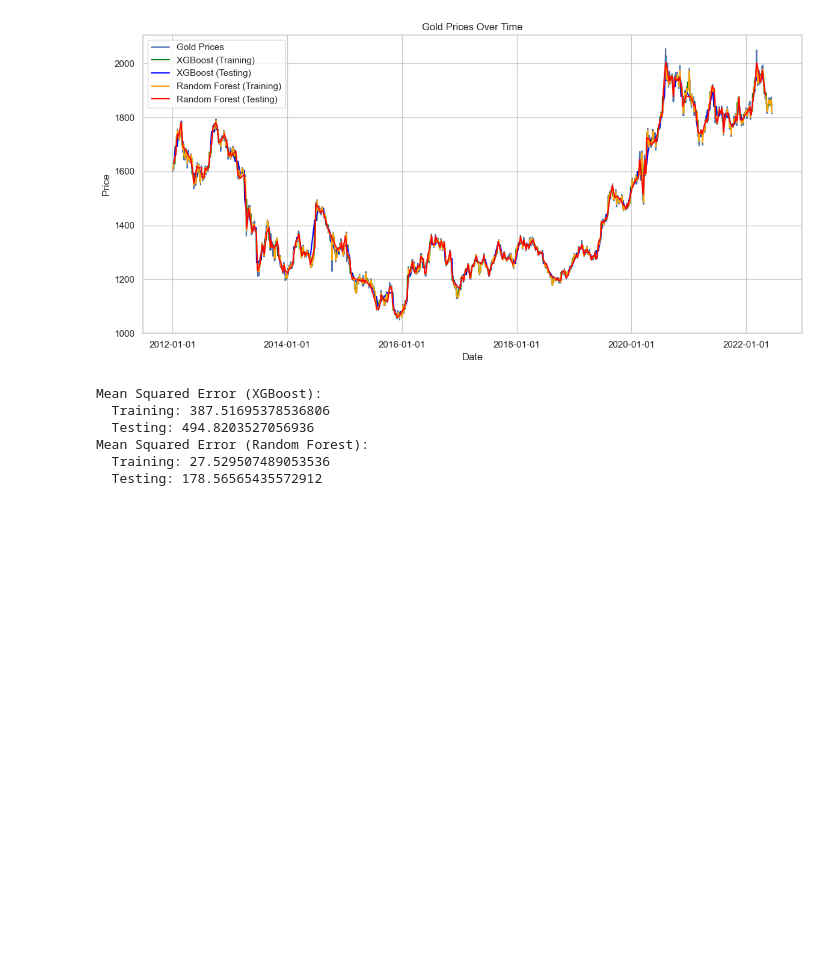
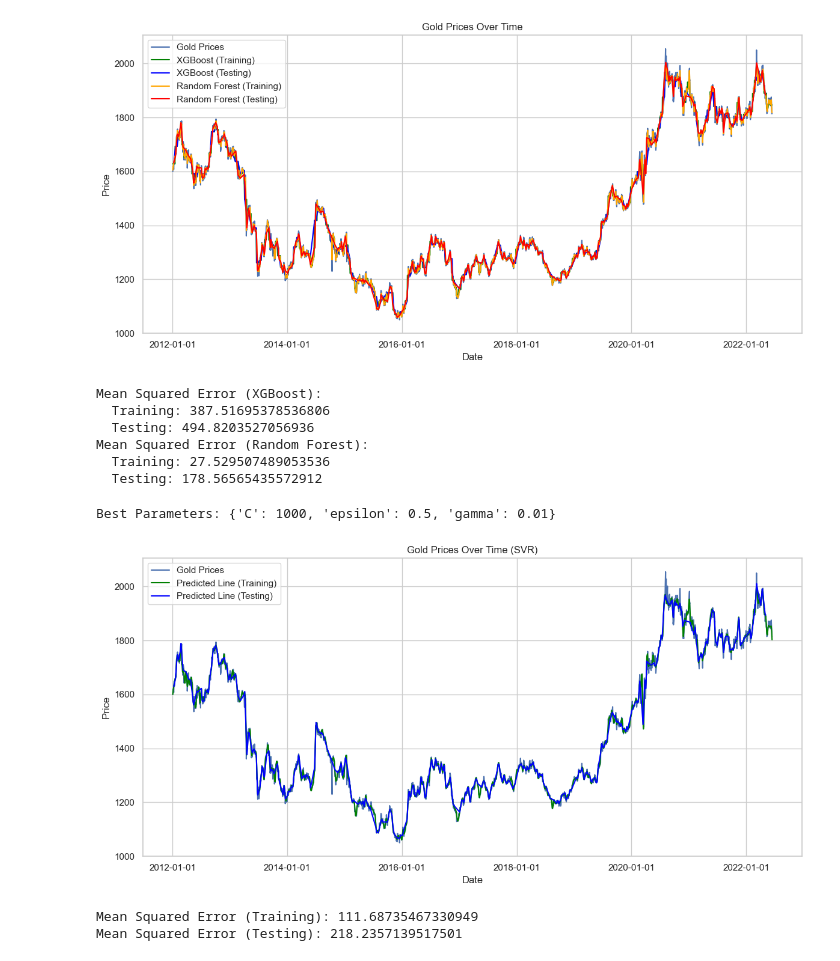
Before and after one commit to kahlilello/CommoditiesStreamlit, a Jupyter notebook: ML.ipynb, the cells around one changed output. Cells and saved outputs as stored; diff of their text form; code cells hidden in the pictures; blank space fills up the shorter version.

Commit message:
Added Suppost Vector Machines (SVM) and Radial Basis Functions (RBF) kernel

```diff
--- a/ML.ipynb
+++ b/ML.ipynb
@@ -651,3 +651,80 @@ Mean Squared Error (XGBoost):
 Mean Squared Error (Random Forest):
   Training: 27.529507489053536
   Testing: 178.56565435572912
+# %%
+import matplotlib.pyplot as plt
+import numpy as np
+import matplotlib.dates as mdates
+from sklearn.svm import SVR
+from sklearn.model_selection import GridSearchCV
+from sklearn.metrics import mean_squared_error
+
+# Assuming you have already imported your data and created `dates` and `gold_prices`
+plt.figure(figsize=(12,6))
+
+# Plot the scatter points for gold prices
+plt.plot(dates, gold_prices, label='Gold Prices')
+
+# Convert dates to numerical values
+dates_num = mdates.date2num(dates).reshape(-1, 1)
+
+# Split the data into training and testing sets
+X_train, X_test, y_train, y_test = train_test_split(dates_num, gold_prices, test_size=0.2, random_state=42)
+
+# Define the parameter grid for GridSearchCV
+param_grid = {
+    'C': [0.1, 1, 10, 100, 1000],
+    'gamma': [1, 0.1, 0.01, 0.001, 0.0001],
+    'epsilon': [0.1, 0.2, 0.3, 0.4, 0.5]
+}
+
+# Create an SVR model
+svr = SVR(kernel='rbf')
+
+# Grid search to find the best parameters
+grid_search = GridSearchCV(estimator=svr, param_grid=param_grid, cv=5, scoring='neg_mean_squared_error')
+grid_search.fit(X_train, y_train)
+
+best_params = grid_search.best_params_
+print("Best Parameters:", best_params)
+
+# Train an SVR model with the best parameters
+model = SVR(kernel='rbf', C=best_params['C'], gamma=best_params['gamma'], epsilon=best_params['epsilon'])
+model.fit(X_train, y_train)
+
+# Predict using the trained model
+predicted_prices_train = model.predict(X_train)
+predicted_prices_test = model.predict(X_test)
+
+# Sort dates and predictions for a smoother plot
+sort_indices_train = np.argsort(X_train.flatten())
+sort_indices_test = np.argsort(X_test.flatten())
+
+# Plot the predicted line for training data
+plt.plot(X_train[sort_indices_train], predicted_prices_train[sort_indices_train], color='green', label='Predicted Line (Training)')
+
+# Plot the predicted line for testing data
+plt.plot(X_test[sort_indices_test], predicted_prices_test[sort_indices_test], color='blue', label='Predicted Line (Testing)')
+
+plt.title("Gold Prices Over Time (SVR)")
+plt.ylabel('Price')
+plt.xlabel('Date')
+plt.legend()
+plt.grid(True)
+
+# Format the x-axis to display dates
+plt.gca().xaxis.set_major_formatter(mdates.DateFormatter('%Y-%m-%d'))
+
+plt.tight_layout()
+plt.show()
+
+# Calculate and print the mean squared error for training and testing data
+mse_train = mean_squared_error(y_train, predicted_prices_train)
+mse_test = mean_squared_error(y_test, predicted_prices_test)
+print(f"Mean Squared Error (Training): {mse_train}")
+print(f"Mean Squared Error (Testing): {mse_test}")
+# %% [output]
+Best Parameters: {'C': 1000, 'epsilon': 0.5, 'gamma': 0.01}
+[figure, added]
+Mean Squared Error (Training): 111.68735467330949
+Mean Squared Error (Testing): 218.2357139517501
```
